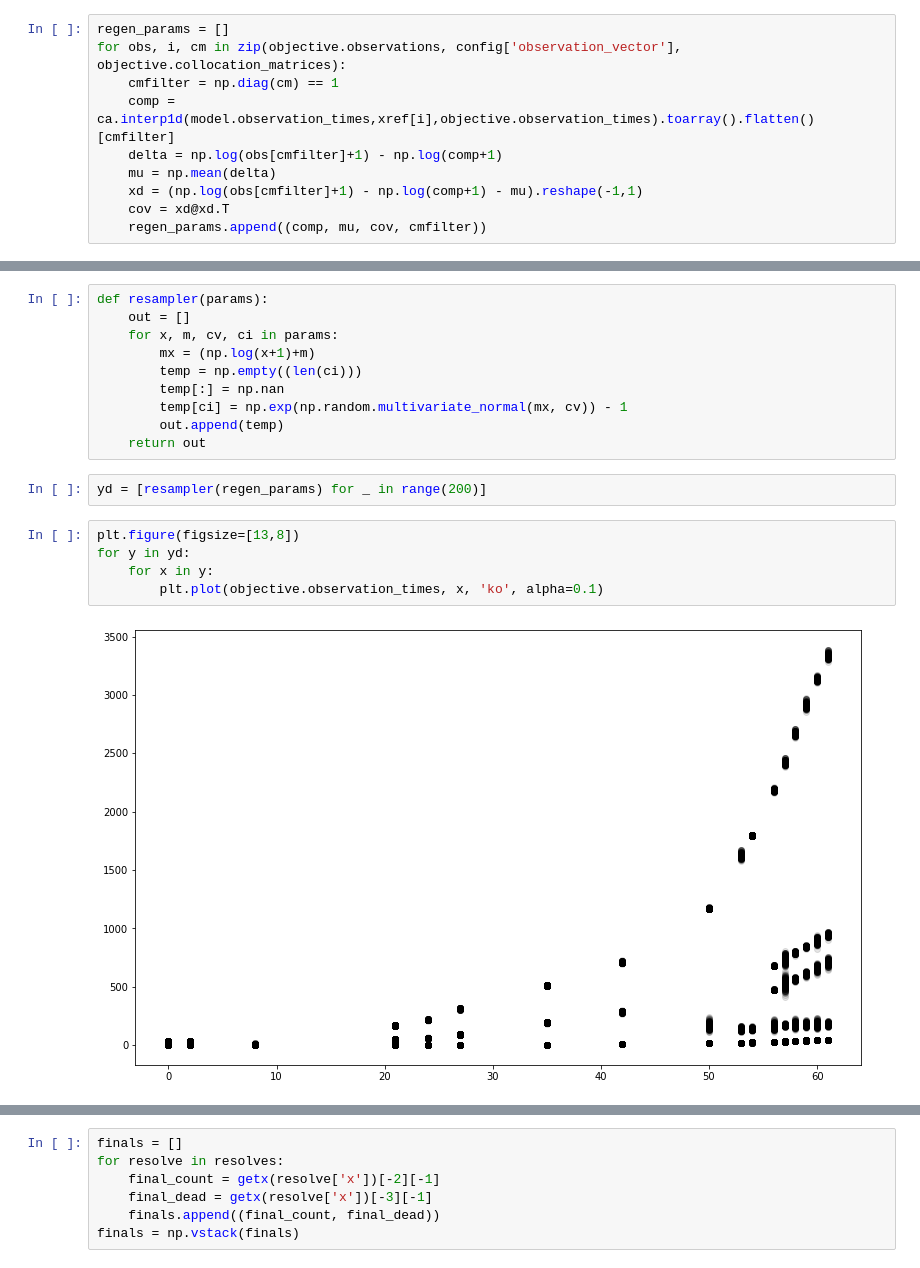
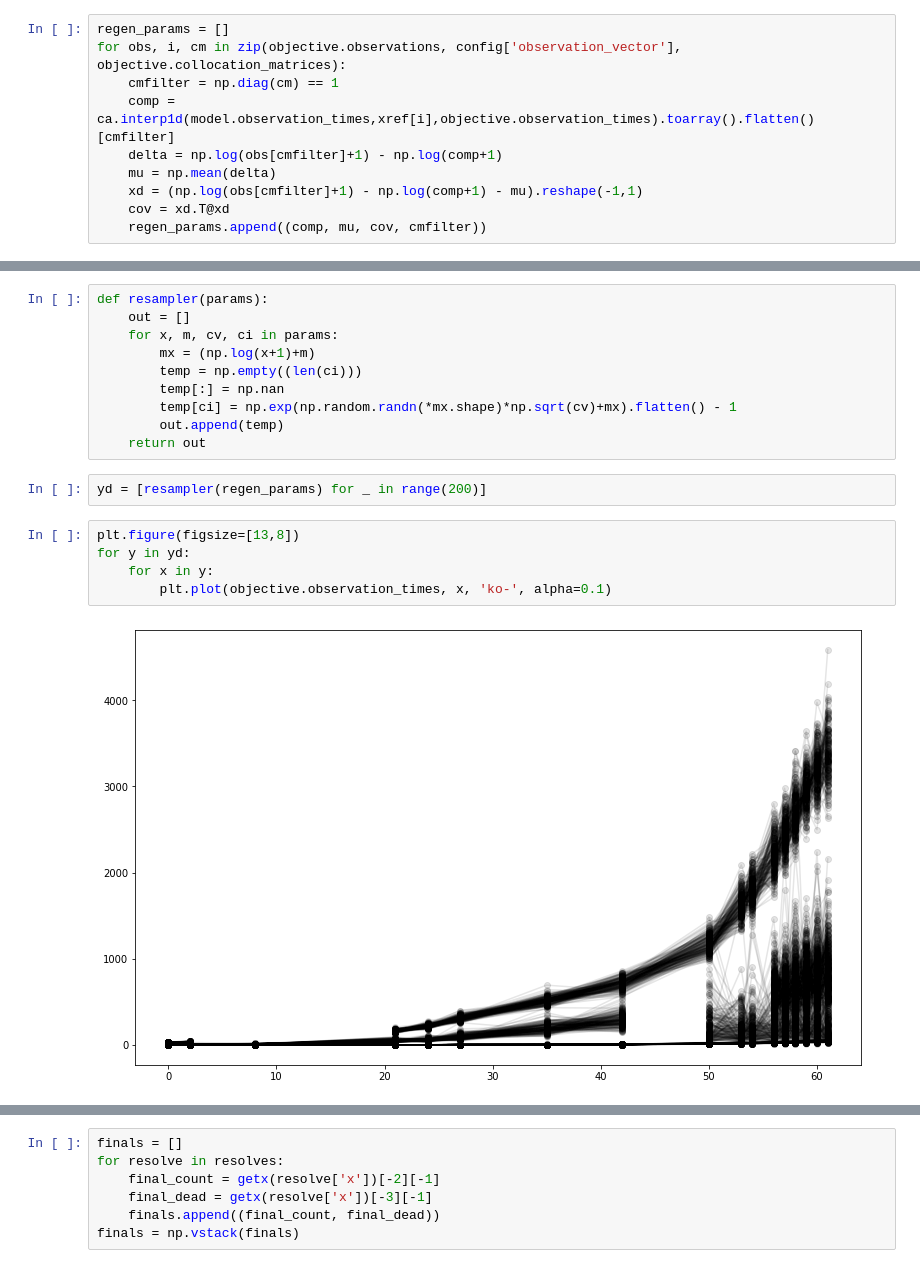
Before and after one commit to dwu402/pypei, a Jupyter notebook: predictive.ipynb, the cells around one changed output, grey strips where cells are left out. Cells and saved outputs as stored; diff of their text form.

```diff
--- a/predictive.ipynb
+++ b/predictive.ipynb
@@ -194,5 +195,5 @@ for obs, i, cm in zip(objective.observations, config['observation_vector'], obje
     delta = np.log(obs[cmfilter]+1) - np.log(comp+1)
     mu = np.mean(delta)
     xd = (np.log(obs[cmfilter]+1) - np.log(comp+1) - mu).reshape(-1,1)
-    cov = xd@xd.T
+    cov = xd.T@xd
     regen_params.append((comp, mu, cov, cmfilter))
@@ -203,7 +218,7 @@ def resampler(params):
         mx = (np.log(x+1)+m)
         temp = np.empty((len(ci)))
         temp[:] = np.nan
-        temp[ci] = np.exp(np.random.multivariate_normal(mx, cv)) - 1
+        temp[ci] = np.exp(np.random.randn(*mx.shape)*np.sqrt(cv)+mx).flatten() - 1
         out.append(temp)
     return out
 # %%
@@ -211,10 +226,10 @@ yd = [resampler(regen_params) for _ in range(200)]
 # %%
 plt.figure(figsize=[13,8])
 for y in yd:
     for x in y:
-        plt.plot(objective.observation_times, x, 'ko', alpha=0.1)
+        plt.plot(objective.observation_times, x, 'ko-', alpha=0.1)
 # %% [output]
-[figure, old version]
+[figure, new version]
 # %%
 rho = prange[idx]
 resolves = []
```
Also changed, not shown: parts of 22 cells of this notebook.
